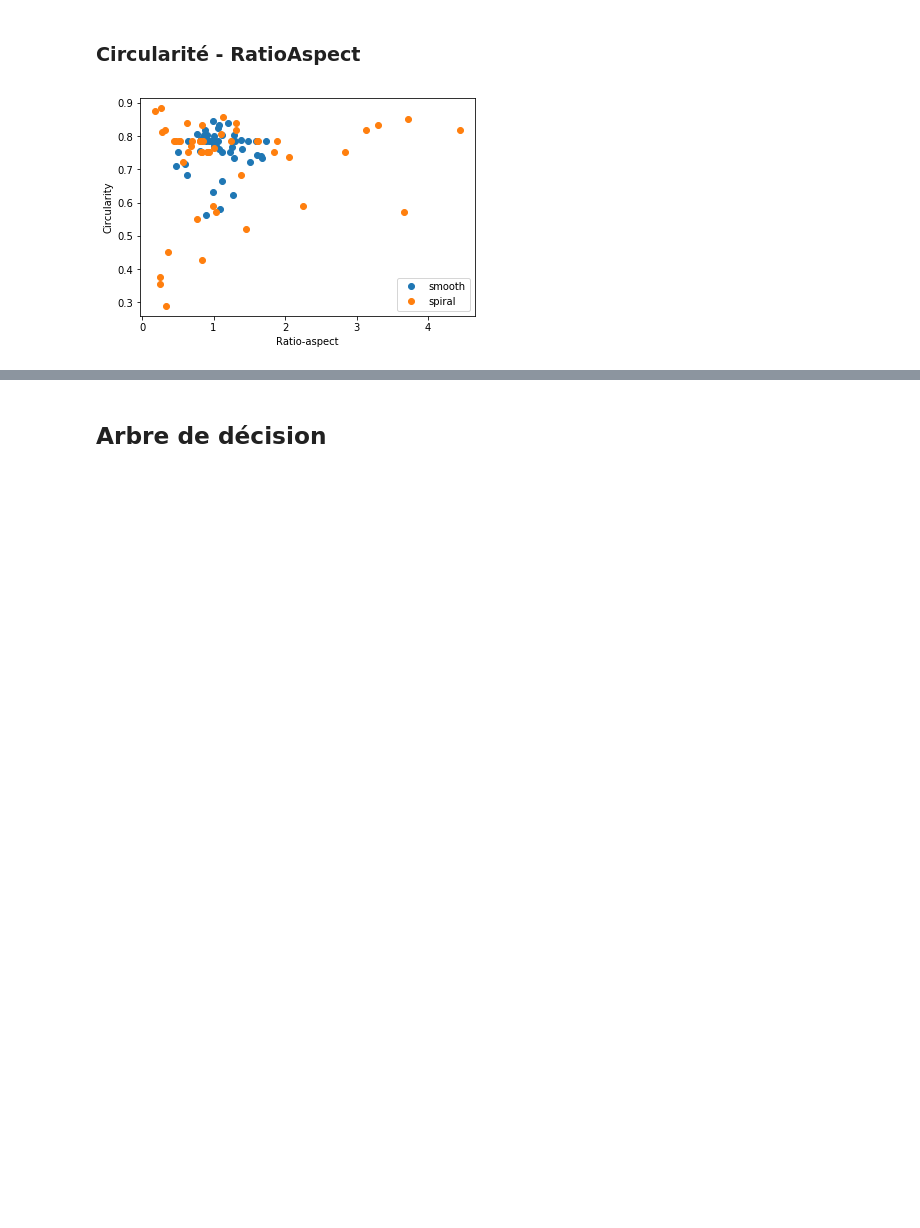
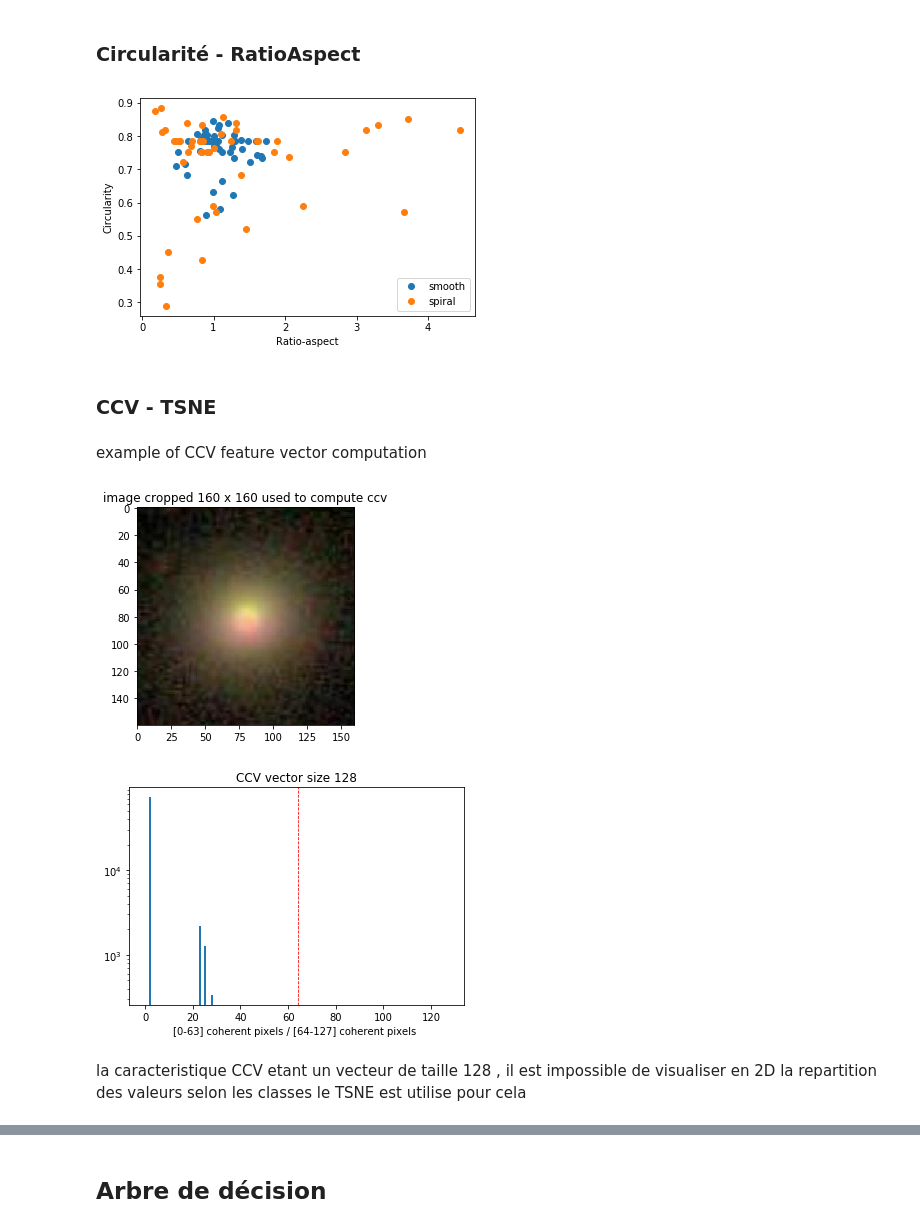
Before and after one commit to lodtan/gti770-tp1, a Jupyter notebook: GTI770-TP01.ipynb, the cells around one changed output, grey strips where cells are left out. Cells and saved outputs as stored; diff of their text form; code cells hidden in the pictures; blank space fills up the shorter version.

Commit message:
add TSNE for ccv

```diff
--- a/GTI770-TP01.ipynb
+++ b/GTI770-TP01.ipynb
@@ -110,3 +93,36 @@ plt.legend()
 plt.show()
 # %% [output]
 [figure]
+# %% [markdown]
+### CCV - TSNE
+# %% [markdown]
+example of CCV feature vector computation
+# %%
+path=pathJS
+GP=core.GalaxyProcessor(path)
+filename=random.choice(os.listdir(path))
+coherence_threshold = 160**2*0.01
+nb_colors = 64
+img = cv2.imread('{0}{1}'.format(path,filename))
+
+X = [x for x in range(nb_colors * 2)]
+Y = GP.get_ccv(img, coherence_threshold, nb_colors)
+
+cropped=GP.crop_image(img, 212-80, 212+80)
+im = cv2.cvtColor(cropped, cv2.COLOR_BGR2RGB)
+plt.imshow(im)
+plt.title('image cropped 160 x 160 used to compute ccv')
+plt.show()
+
+plt.bar(X, list(Y[0])+list(Y[1]), align='center')
+plt.title('CCV vector size {0}'.format(nb_colors*2))
+plt.axvline(x=nb_colors,color='r',linestyle='dashed',linewidth=0.8)
+plt.yscale('log')
+plt.xlabel("[0-63] coherent pixels / [64-127] incoherent pixels ")
+plt.show()
+# %% [output]
+[figure, added]
+[figure, added]
+# %% [markdown]
+la caracteristique CCV etant un vecteur de taille 128 , il est impossible de visualiser en 2D la repartition des valeurs selon les classes
+le TSNE est utilise pour cela
```
Also changed, not shown: parts of 6 cells of this notebook, 1 other file.
